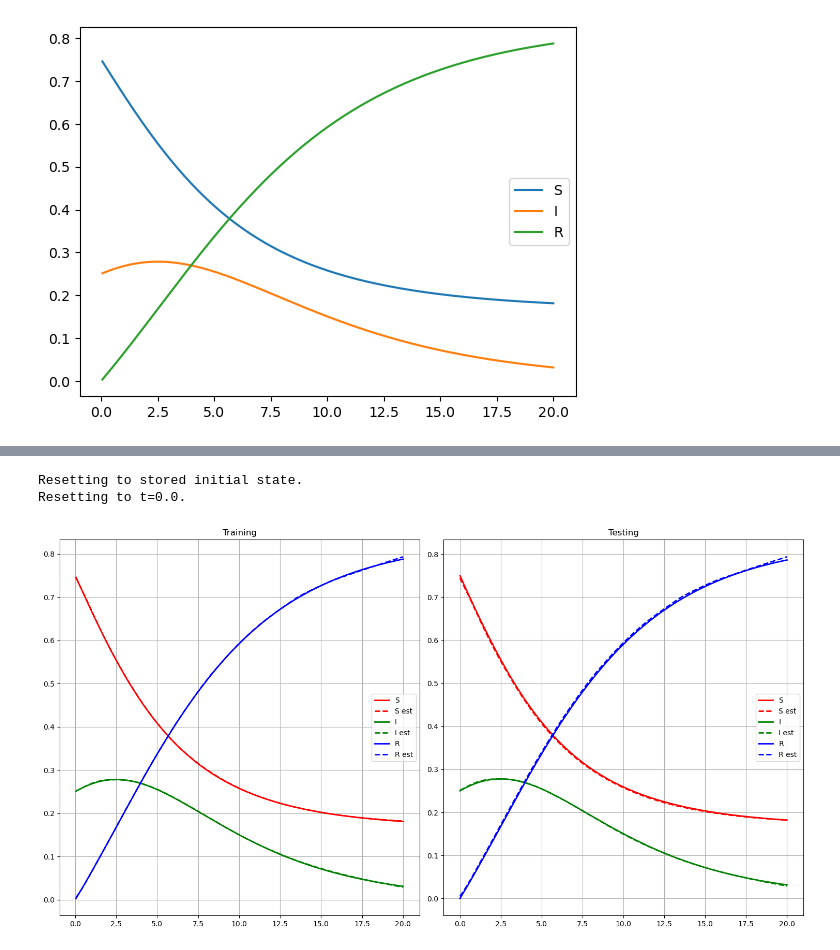
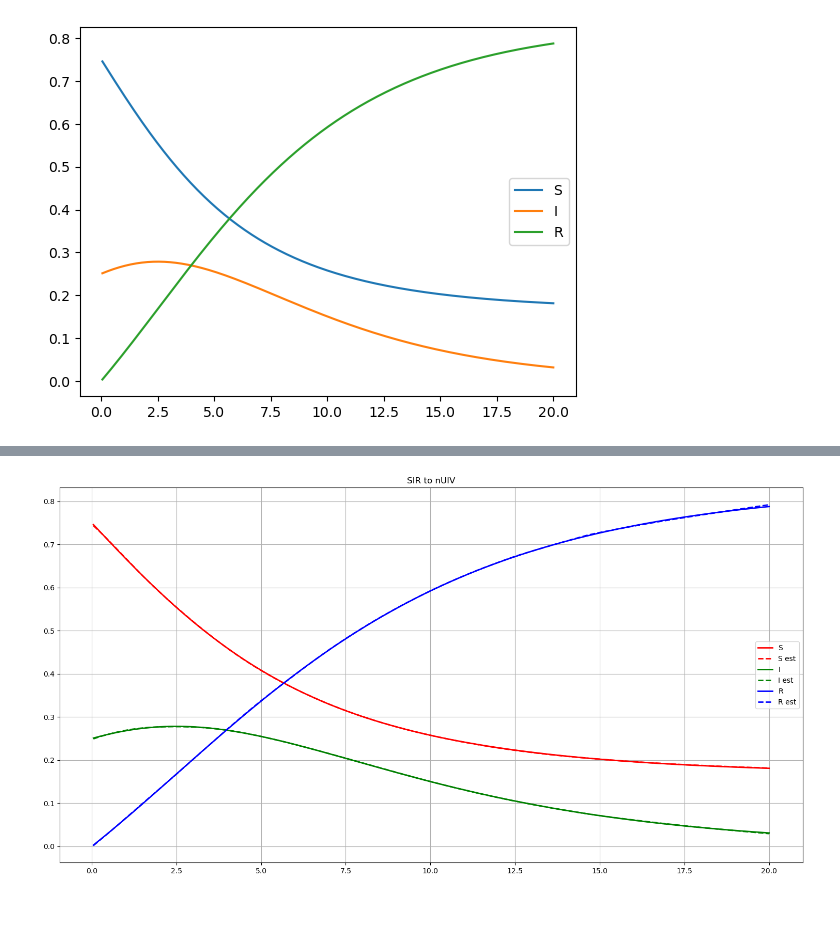
Before and after one commit to rahalnanayakkara/epidemiology_sysID, a Jupyter notebook: SIR_nUIV_fit.ipynb, the cells around one changed output, grey strips where cells are left out. Saved outputs shown, nothing was run; the diff lists cells and outputs as text; code cells hidden in the pictures; blank space fills up the shorter version.

```diff
--- a/SIR_nUIV_fit.ipynb
+++ b/SIR_nUIV_fit.ipynb
@@ -124,43 +143,42 @@ print(nUIV_params)
 # %%
-SIR_stepper.reset()
-SIR_stepper.dt = 0.001
-num_steps = 20000
-SIR_test_data, time_test_data = generate_SIR_data(SIR_stepper, num_steps)
+# SIR_stepper.reset()
+# SIR_stepper.dt = 0.001
+# num_steps = 20000
+# SIR_test_data, time_test_data = generate_SIR_data(SIR_stepper, num_steps)
 
 with torch.no_grad():
     SIR_train_data_est = model.simulate(time_train_data.to(device)).detach().cpu().numpy()
-    SIR_test_data_est = model.simulate(time_test_data.to(device)).detach().cpu().numpy()
+    # SIR_test_data_est = model.simulate(time_test_data.to(device)).detach().cpu().numpy()
 
-f, (ax1, ax2) = plt.subplots(1, 2, figsize=(15, 8))
+# f, (ax1, ax2) = plt.subplots(1, 2, figsize=(15, 8))
+f, ax1 = plt.subplots(figsize=(15, 8))
 names = ['S', 'I', 'R']
 colors = ['red', 'green', 'blue']
 
 for i, name in enumerate(names):
     ax1.plot(time_train_data, SIR_train_data[i, :], lw=2, color=colors[i], label=name)
     ax1.plot(time_train_data, SIR_train_data_est[i, :], lw=2, color=colors[i], label=name+' est', linestyle='dashed')
-    ax2.plot(time_test_data, SIR_test_data[i, :], lw=2, color=colors[i], label=name)
-    ax2.plot(time_test_data, SIR_test_data_est[i, :], lw=2, color=colors[i], label=name+' est', linestyle='dashed')
+    # ax2.plot(time_test_data, SIR_test_data[i, :], lw=2, color=colors[i], label=name)
+    # ax2.plot(time_test_data, SIR_test_data_est[i, :], lw=2, color=colors[i], label=name+' est', linestyle='dashed')
 
 
 # ax1.plot(time_train_data[3:], SIR_train_data[1, 3:], lw=2, color=colors[1], label=names[1])
 # ax1.plot(time_train_data[3:], SIR_train_data_est[1, 3:], lw=2, color=colors[0], label=names[1]+' est', linestyle='dashed')
 # ax2.plot(time_test_data[3:], SIR_test_data[1, 3:], lw=2, color=colors[1], label=names[1])
 # ax2.plot(time_test_data[3:], SIR_test_data_est[1, 3:], lw=2, color=colors[0], label=names[1]+' est', linestyle='dashed')
-ax1.set_title('Training')
-ax2.set_title('Testing')
+ax1.set_title('SIR to nUIV')
+# ax2.set_title('Testing')
 ax1.grid()
-ax2.grid()
+# ax2.grid()
 ax1.legend()
-ax2.legend()
+# ax2.legend()
 f.tight_layout()
 
 path = './tmp/'
 if not os.path.exists(path):
     os.mkdir(path)
 filename = os.path.join(path, 'last_run_pytorch.png')
 f.savefig(filename)
 plt.show()
 # %% [output]
-Resetting to stored initial state.
-Resetting to t=0.0.
-[figure, old version]
+[figure, new version]
```
Also changed, not shown: parts of 8 cells of this notebook, 1 other file.
